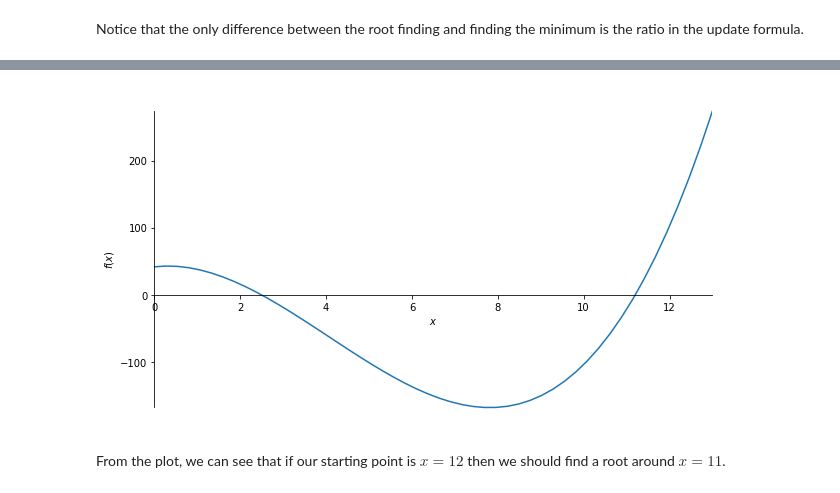
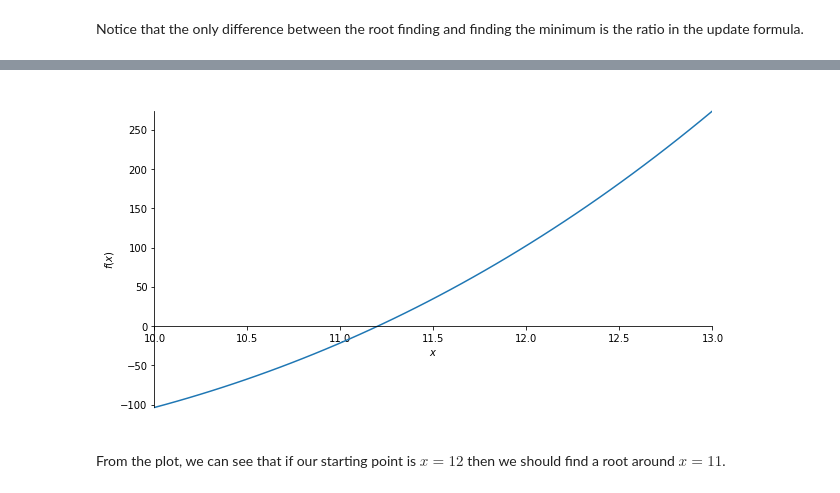
Before and after one commit to sheikhomar/opan, a Jupyter notebook: lec07.ipynb, the cells around one changed output, grey strips where cells are left out. Cells and saved outputs as stored; diff of their text form; code cells hidden in the pictures.

```diff
--- a/lec07.ipynb
+++ b/lec07.ipynb
@@ -278,9 +266,9 @@ def create_example_75():
     return NewtonSearch(f, x)
 ex75 = create_example_75()
 # %%
-ex75.plot(xlimit=(0, 13), show_spines=True)
+ex75.plot(xlimit=(10, 13))
 # %% [output]
-[figure, old version]
+[figure, new version]
 # %% [markdown]
 From the plot, we can see that if our starting point is $x=12$ then we should find a root around $x=11$.
 # %%
```
Also changed, not shown: parts of 26 cells of this notebook, 4 other files.
